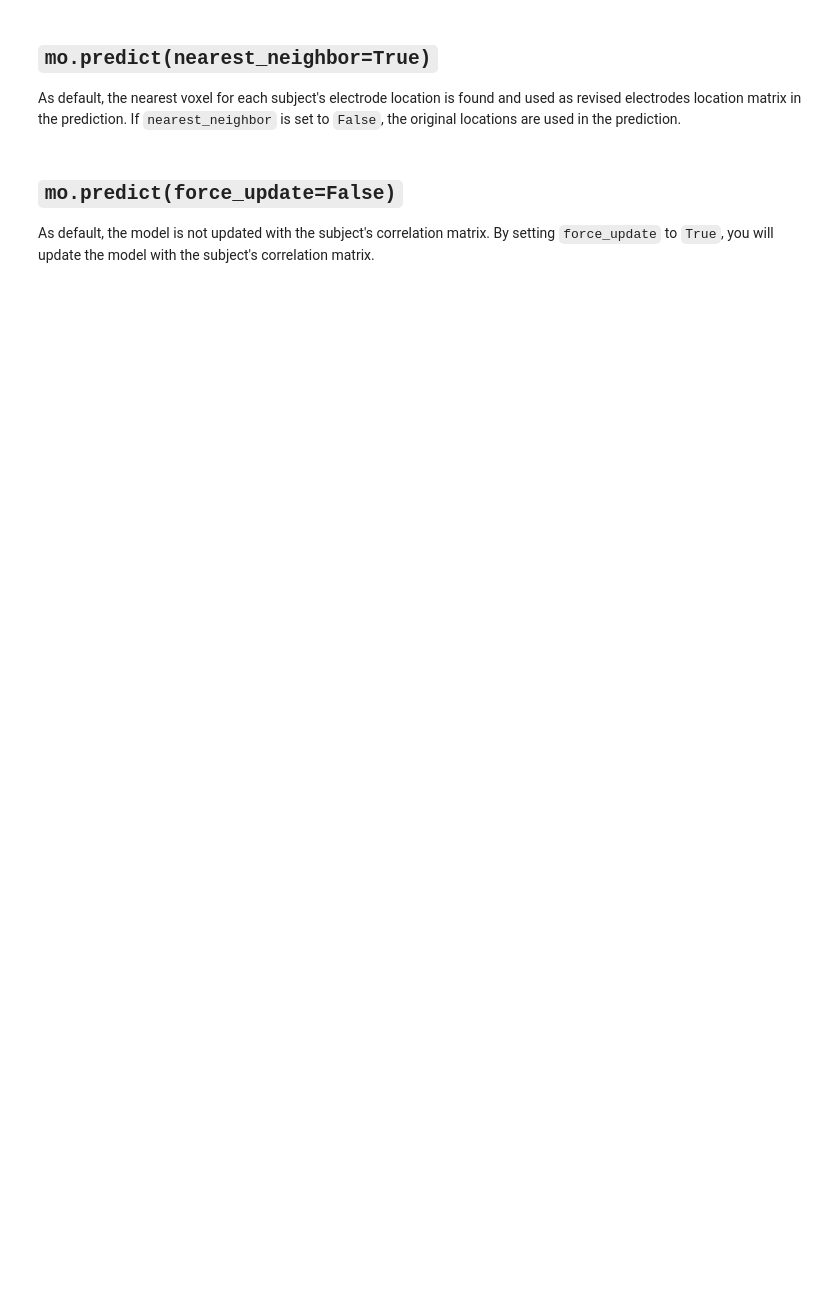
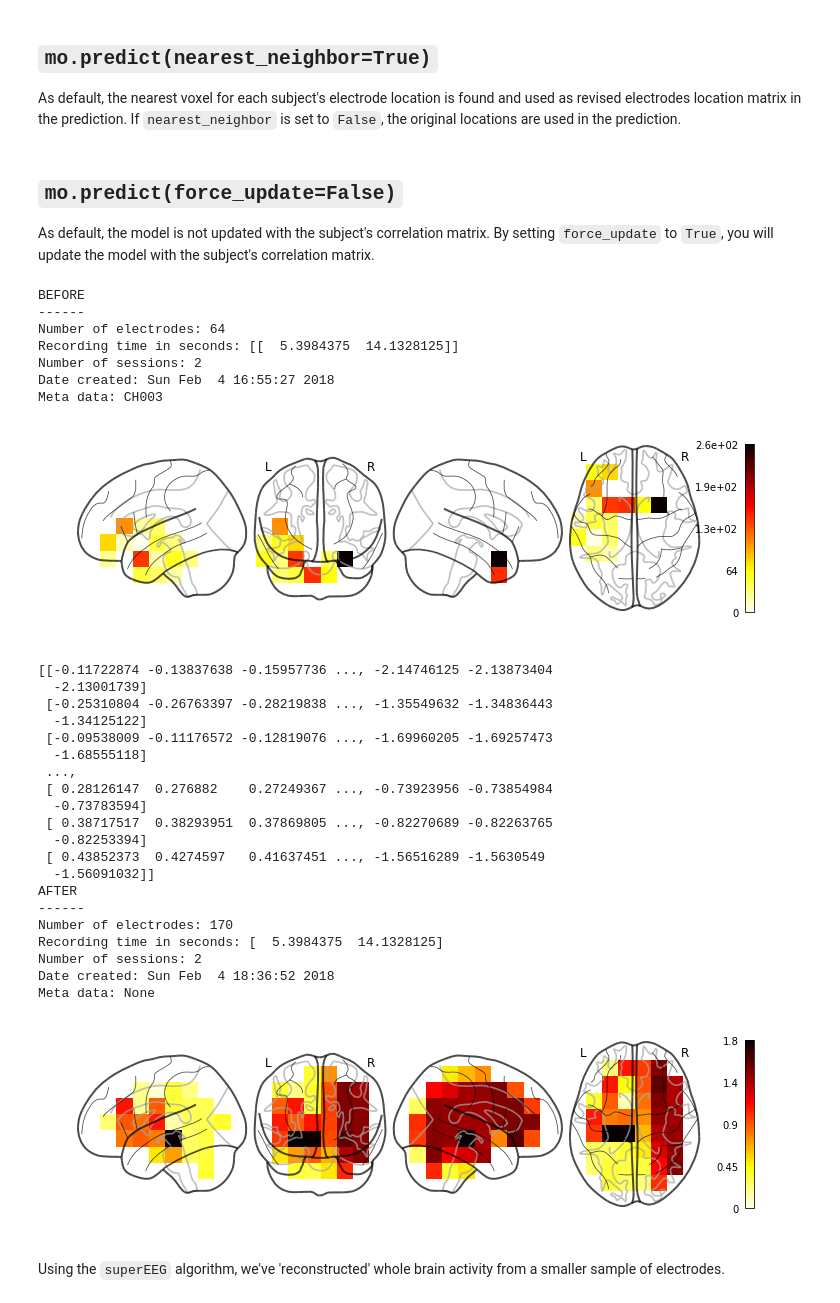
Before and after one commit to ContextLab/supereeg, a Jupyter notebook: docs/tutorial/model_objects.ipynb, the cells around one changed output. Saved outputs shown, nothing was run; the diff lists cells and outputs as text; code cells hidden in the pictures; blank space fills up the shorter version.

```diff
--- a/docs/tutorial/model_objects.ipynb
+++ b/docs/tutorial/model_objects.ipynb
@@ -159,0 +149,54 @@ plotting.show()
+# %%
+# plot a slice of the original data
+print('BEFORE')
+print('------')
+bo.info()
+nii = bo.to_nii()
+nii_0 = image.index_img(nii, 1)
+plotting.plot_glass_brain(nii_0, display_mode='lyrz', threshold=0, colorbar='True')
+plotting.show()
+
+# voodoo magic
+bor = model.predict(bo)
+
+
+# plot a slice of the whole brain data
+print('AFTER')
+print('------')
+bor.info()
+nii = bor.to_nii()
+nii_0 = image.index_img(nii, 1)
+plotting.plot_glass_brain(nii_0, display_mode='lyrz', threshold=0, colorbar='True')
+plotting.show()
+# %% [output]
+BEFORE
+------
+Number of electrodes: 64
+Recording time in seconds: [[  5.3984375  14.1328125]]
+Number of sessions: 2
+Date created: Sun Feb  4 16:55:27 2018
+Meta data: CH003
+[figure, added]
+[[-0.11722874 -0.13837638 -0.15957736 ..., -2.14746125 -2.13873404
+  -2.13001739]
+ [-0.25310804 -0.26763397 -0.28219838 ..., -1.35549632 -1.34836443
+  -1.34125122]
+ [-0.09538009 -0.11176572 -0.12819076 ..., -1.69960205 -1.69257473
+  -1.68555118]
+ ...,
+ [ 0.28126147  0.276882    0.27249367 ..., -0.73923956 -0.73854984
+  -0.73783594]
+ [ 0.38717517  0.38293951  0.37869805 ..., -0.82270689 -0.82263765
+  -0.82253394]
+ [ 0.43852373  0.4274597   0.41637451 ..., -1.56516289 -1.5630549
+  -1.56091032]]
+AFTER
+------
+Number of electrodes: 170
+Recording time in seconds: [  5.3984375  14.1328125]
+Number of sessions: 2
+Date created: Sun Feb  4 18:36:52 2018
+Meta data: None
+[figure, added]
+# %% [markdown]
+Using the `superEEG` algorithm, we've 'reconstructed' whole brain activity from a smaller sample of electrodes.
```
Also changed, not shown: parts of 13 cells of this notebook, 7 other files.
